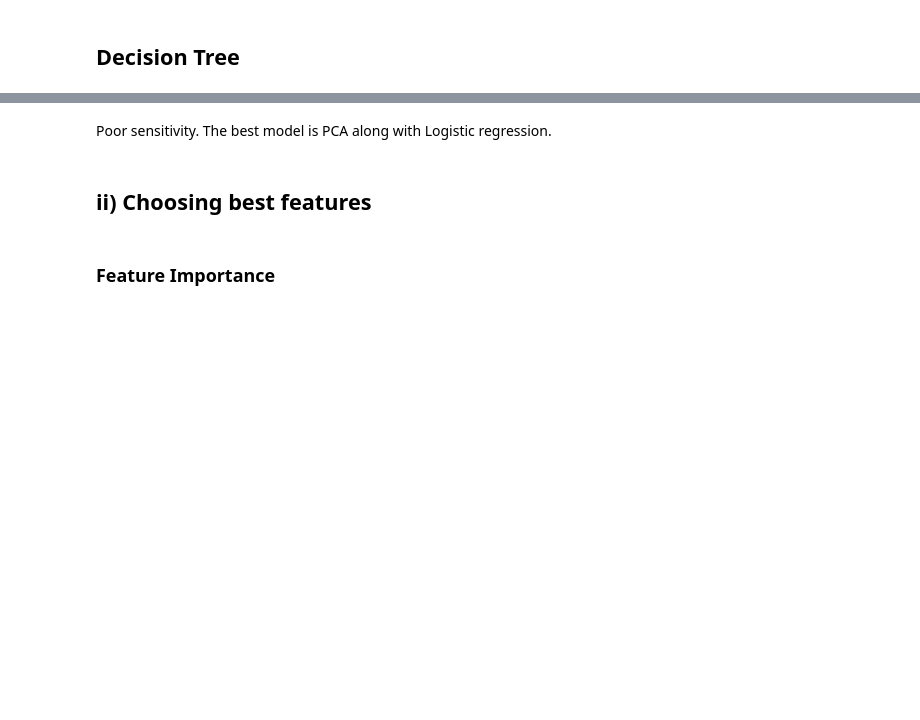
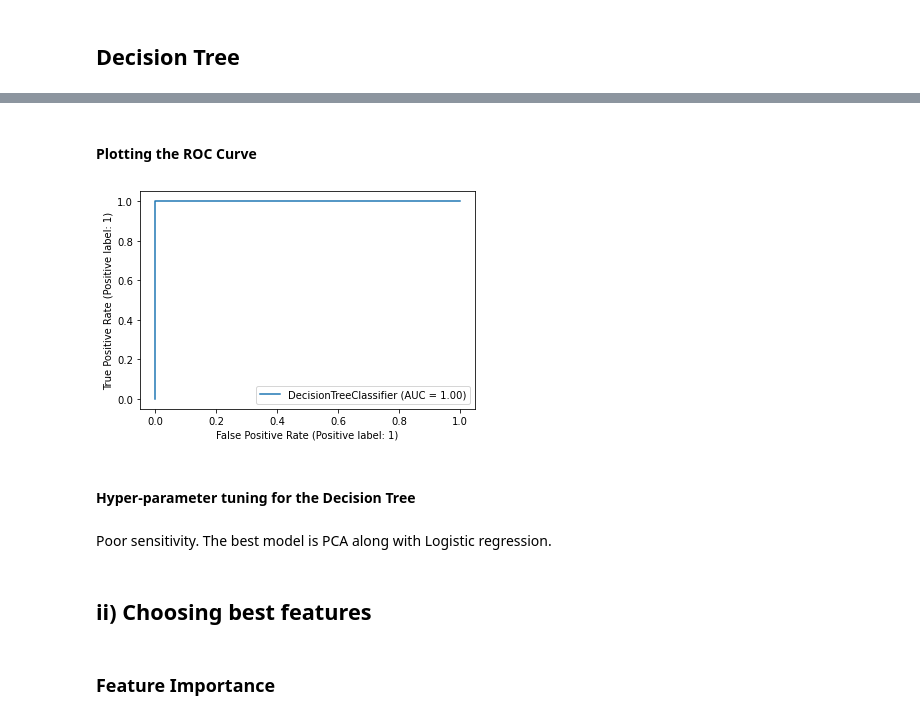
Before and after one commit to VaibhavBhargava2506/Telecom-Churn-Case-Study, a Jupyter notebook: Telecom Churn Case Study-final.ipynb, the cells around one changed output, grey strips where cells are left out. Drawn from its saved outputs; the diff is of its cells as text; code cells hidden in the pictures; blank space fills up the shorter version.

```diff
--- a/Telecom Churn Case Study-final.ipynb
+++ b/Telecom Churn Case Study-final.ipynb
@@ -1863,0 +1816,8 @@ AttributeError: 'numpy.ndarray' object has no attribute 'values'
+# %%
+#Instantiate the DecisionTree Classifier
+
+dt_base = DecisionTreeClassifier(random_state=42)
+# %%
+#Fitting the Model
+
+dt_base.fit(X_train_resampled, y_train_resampled)
@@ -1863,0 +1844,9 @@ AttributeError: 'numpy.ndarray' object has no attribute 'values'
+# %% [markdown]
+#### Plotting the ROC Curve
+# %%
+plot_roc_curve(dt_base, X_train_resampled, y_train_resampled, drop_intermediate=False)
+plt.show()
+# %% [output]
+[figure, added]
+# %% [markdown]
+#### Hyper-parameter tuning for the Decision Tree
```
Also changed, not shown: parts of 28 cells of this notebook.
